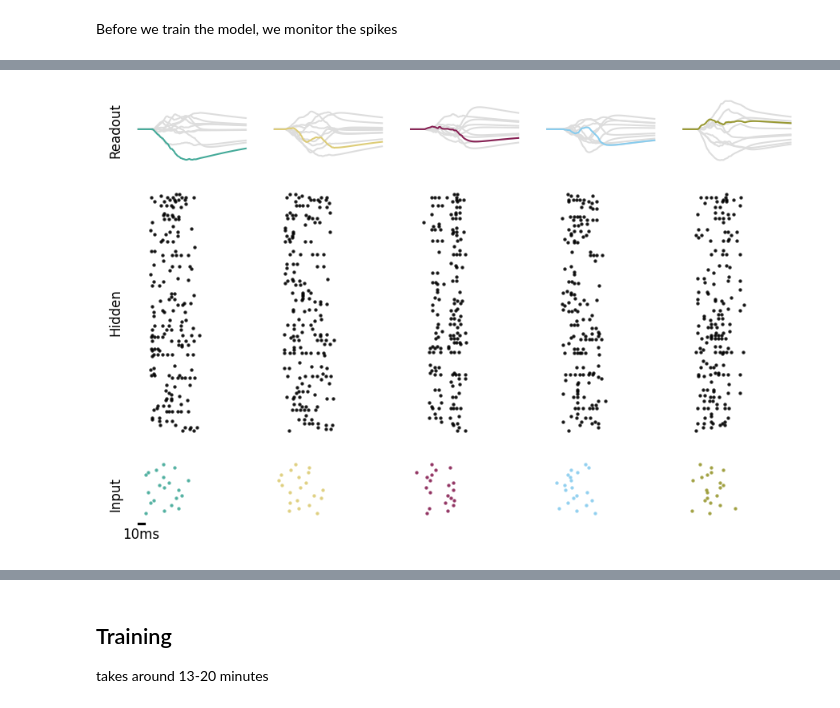
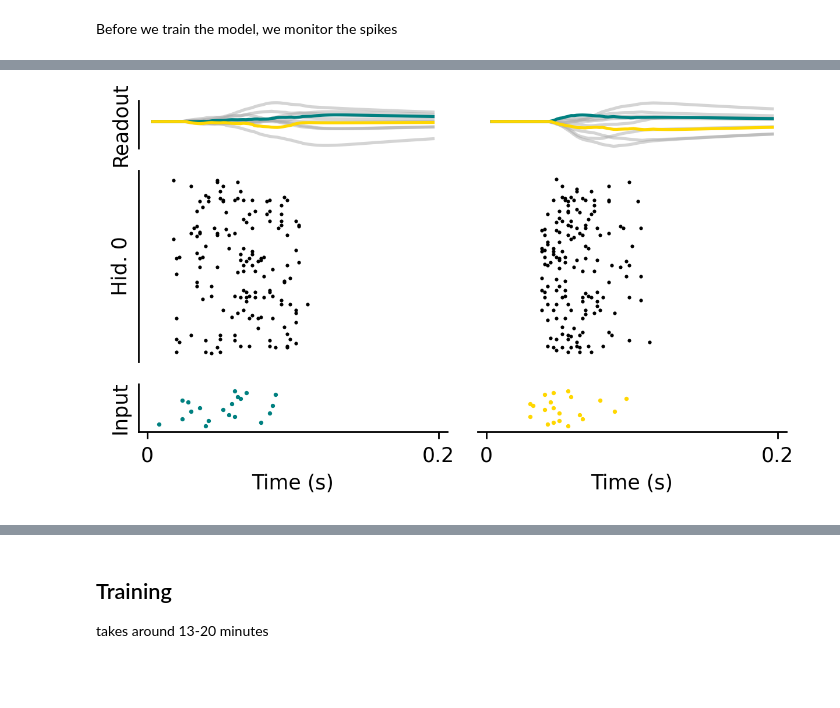
Before and after one commit to jgygax/stork-1, a Jupyter notebook: examples/01_Shallow_SNN_Randman.ipynb, the cells around one changed output, grey strips where cells are left out. Drawn from its saved outputs; the diff is of its cells as text; code cells hidden in the pictures; blank space fills up the shorter version.

```diff
--- a/examples/01_Shallow_SNN_Randman.ipynb
+++ b/examples/01_Shallow_SNN_Randman.ipynb
@@ -191,7 +202,12 @@ print(results)
-# %%
-plt.figure(dpi=150)
-stork.plotting.plot_activity_snapshot(
-    model, data=ds_test, point_alpha=0.8, show_predictions=False
-)
-# %% [output]
-[figure, removed]
+# %%
+stork.plotting.plot_activity(
+    model,
+    data=ds_test,
+    figsize=(5, 3),
+    dpi=250,
+    pos=(0, 0),
+    off=(0.0, -0.05),
+    pal=["teal", "gold"],
+)
+# %% [output]
+[figure, added]
```
Also changed, not shown: parts of 9 cells of this notebook, 12 other files.
